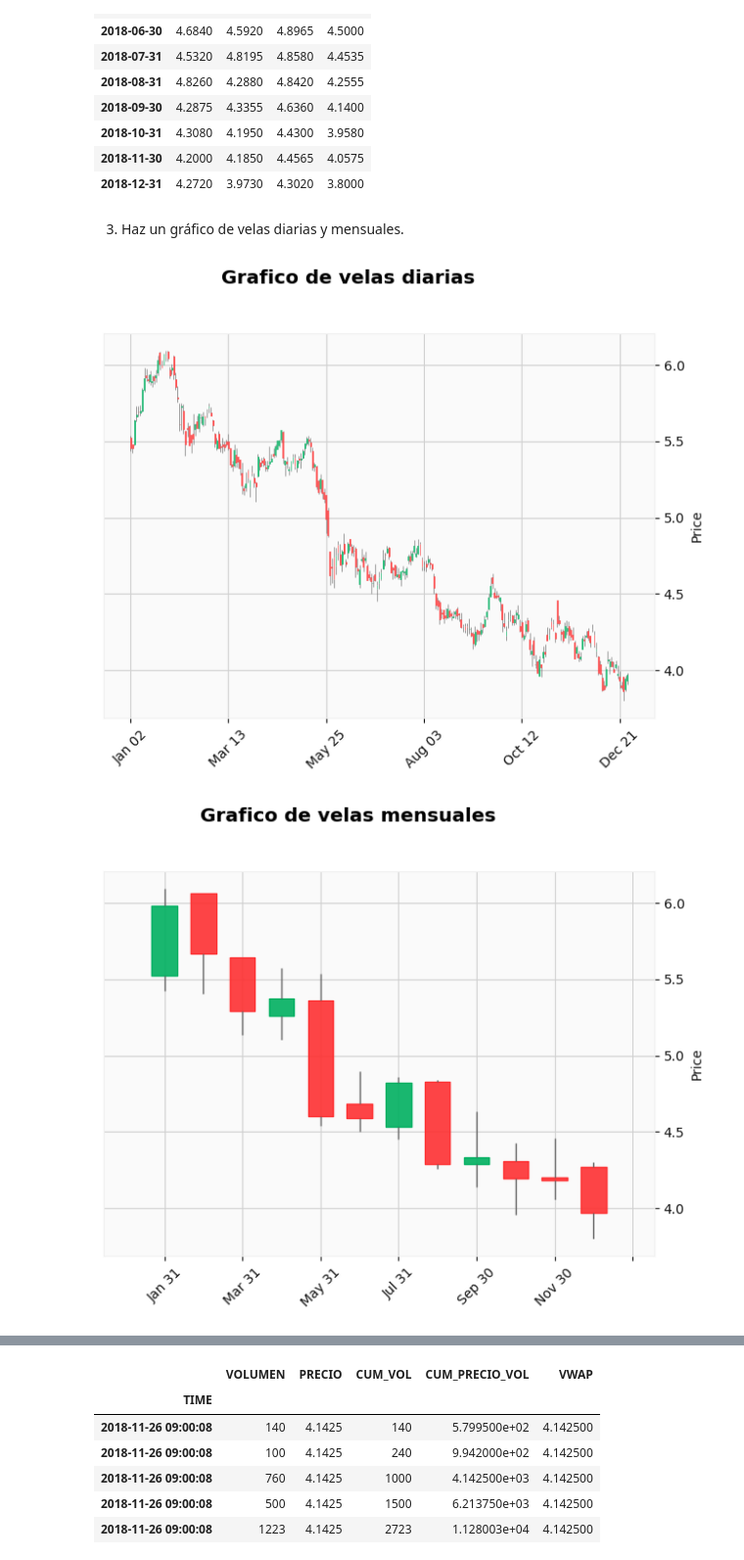
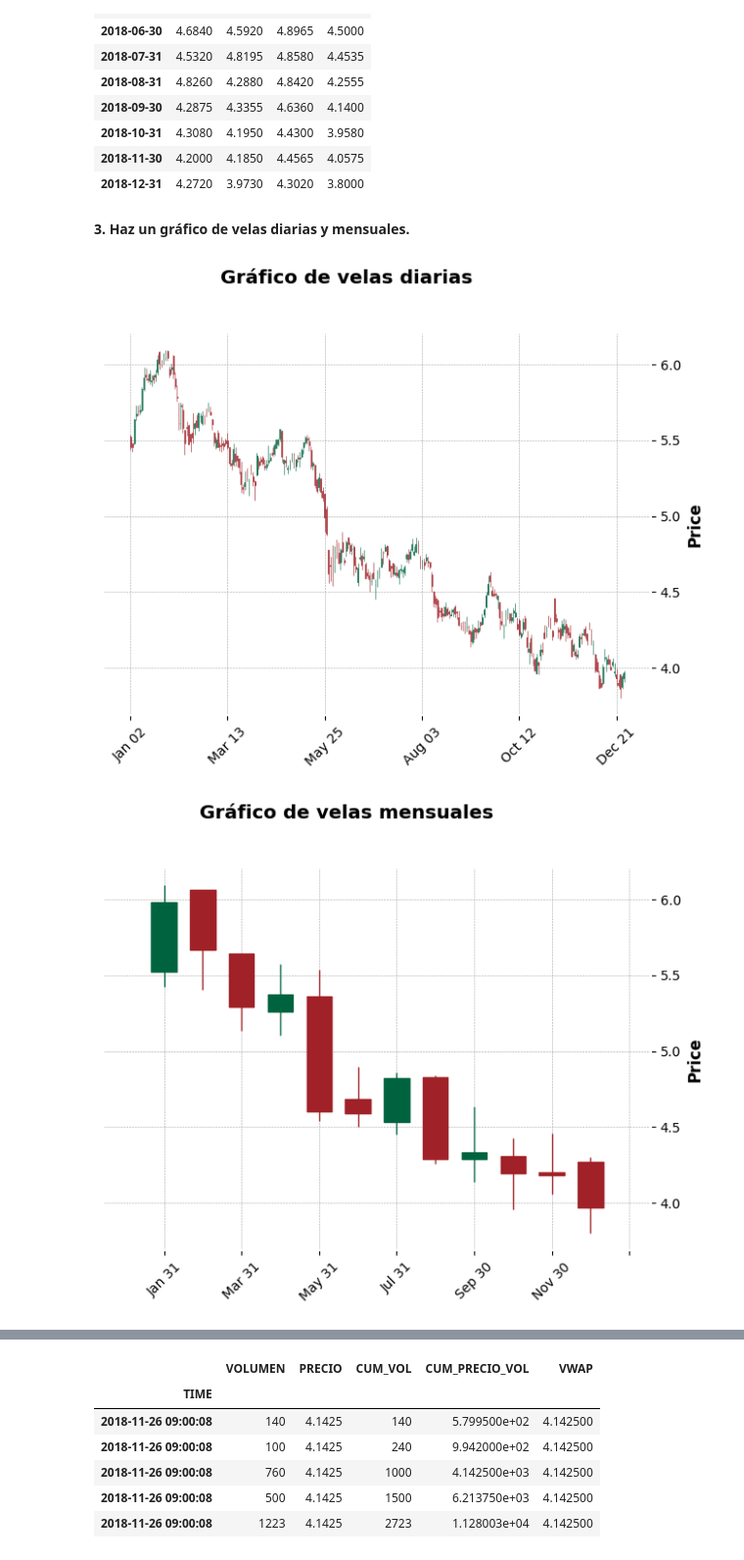
Before and after one commit to lucia-corsan/IAA-Finance, a Jupyter notebook: Labs/Lab 2/Lab2.ipynb, the cells around one changed output, grey strips where cells are left out. Shown at 98% size. Saved outputs shown, nothing was run; the diff lists cells and outputs as text; code cells hidden in the pictures.

```diff
--- a/Labs/Lab 2/Lab2.ipynb
+++ b/Labs/Lab 2/Lab2.ipynb
@@ -104,14 +121,14 @@ df_velas_mensuales
 | 2018-11-30 | 4.2000 | 4.1850 | 4.4565 | 4.0575 |
 | 2018-12-31 | 4.2720 | 3.9730 | 4.3020 | 3.8000 |
 # %% [markdown]
-3. Haz un gráfico de velas diarias y mensuales.
+**3. Haz un gráfico de velas diarias y mensuales.**
 # %%
 import mplfinance as mpf
 
-mpf.plot(df_velas_diarias, type='candle', style='yahoo', title="Grafico de velas diarias")
+mpf.plot(df_velas_diarias, type='candle', style='charles', title="Gráfico de velas diarias")
 
-mpf.plot(df_velas_mensuales, type='candle', style='yahoo', title="Grafico de velas mensuales")
+mpf.plot(df_velas_mensuales, type='candle', style='charles', title="Gráfico de velas mensuales")
 # %% [output]
-[figure, old version]
+[figure, new version]
-[figure, old version]
+[figure, new version]
 # %% [markdown]
```
Also changed, not shown: parts of 34 cells of this notebook.
